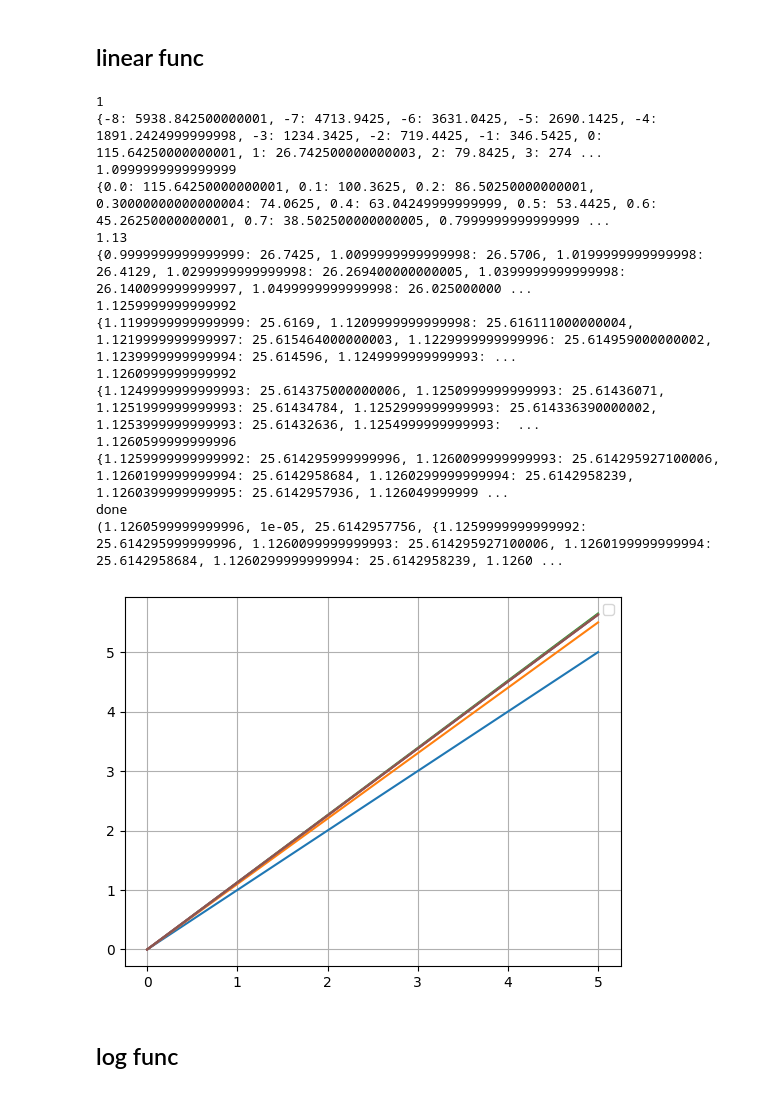
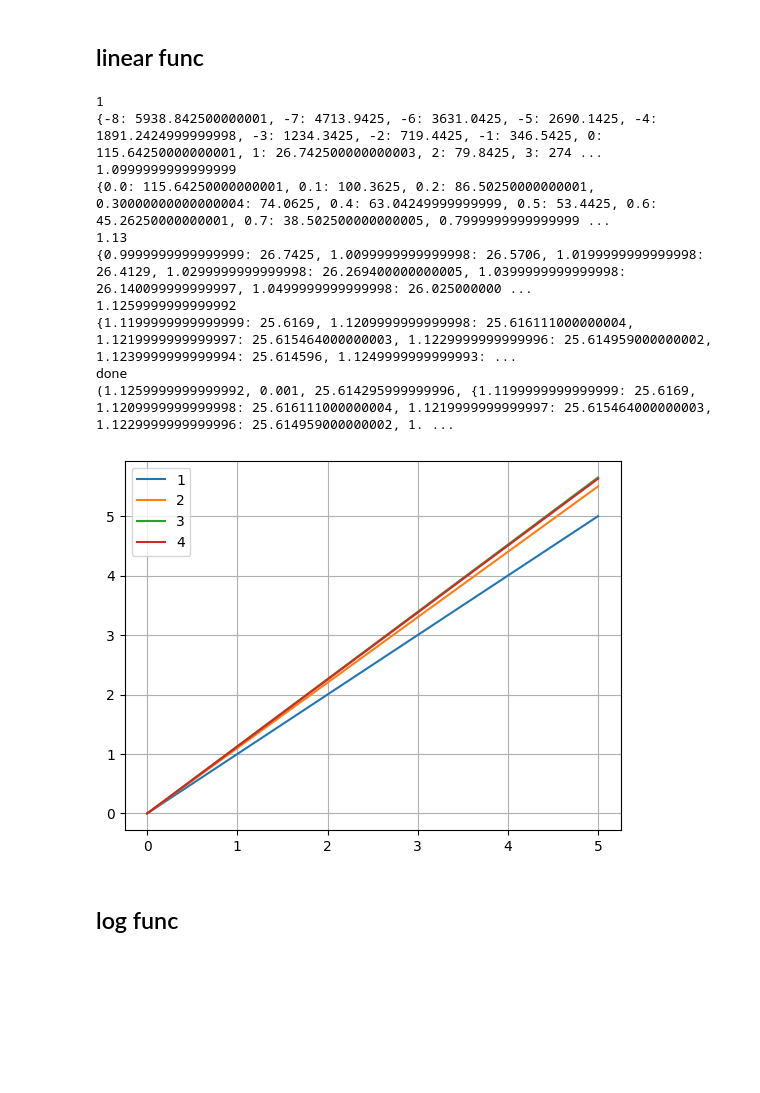
Before and after one commit to mythyskaiser/leetcode, a Jupyter notebook: introduction/chisl/chisl2.ipynb, the cells around one changed output. Cells and saved outputs as stored; diff of their text form; code cells hidden in the pictures; blank space fills up the shorter version.

```diff
--- a/introduction/chisl/chisl2.ipynb
+++ b/introduction/chisl/chisl2.ipynb
@@ -16,8 +16,8 @@ def float_range(start,begin,step):
 besties = []
 
 def pow_method_lowest_squares(data, num, diviator, sigmoid):
-    start = num-10*diviator
-    end = num+10*diviator
+    start = num-100*diviator
+    end = num+100*diviator
     arr_errors = {}
     # arr_errors_str = []
     for i in float_range(start, end, diviator):
@@ -41,8 +41,10 @@ def pow_method_lowest_squares(data, num, diviator, sigmoid):
 
 print(pow_method_lowest_squares(data, 2, 1, 0.00000001))
 x = np.linspace(1,5, 1000)
+n = 1
 for i in range(len(besties)):
-    plt.plot(x, pow(x, besties[i]))
+    plt.plot(x, pow(x, besties[i]), label = n)
+    n+=1
 plt.grid(True)
 plt.legend()
 plt.show()
@@ -91,41 +93,39 @@ def pow_method_lowest_squares(data, num, diviator, sigmoid):
             error += pow(data[j][1]-func, 2)
         # arr_errors_str.append(f"{error} {i}")
         arr_errors.update({i:error})
     num = min(arr_errors, key=arr_errors.get)
     print(num)
     error = arr_errors[num]
     besties.append(num)
     print(arr_errors)
 
     if(abs(arr_errors[num]-arr_errors[num-diviator])<sigmoid):
         print("done")
         return num, diviator, error , arr_errors
     diviator = diviator/10
     return pow_method_lowest_squares(data, num, diviator, sigmoid)
 
-print(pow_method_lowest_squares(data, 2, 1, 0.00000001))
+print(pow_method_lowest_squares(data, 2, 1, 0.0001))
 x = np.linspace(0,5, 100)
+n = 1
 for i in range(len(besties)):
-    plt.plot(x, x*besties[i])
+    plt.plot(x, x*besties[i], label = n)
+    n+=1
 plt.grid(True)
 plt.legend()
 plt.show()
 # %% [output]
 1
 {-8: 5938.842500000001, -7: 4713.9425, -6: 3631.0425, -5: 2690.1425, -4: 1891.2424999999998, -3: 1234.3425, -2: 719.4425, -1: 346.5425, 0: 115.64250000000001, 1: 26.742500000000003, 2: 79.8425, 3: 274 ...
 1.0999999999999999
 {0.0: 115.64250000000001, 0.1: 100.3625, 0.2: 86.50250000000001, 0.30000000000000004: 74.0625, 0.4: 63.04249999999999, 0.5: 53.4425, 0.6: 45.26250000000001, 0.7: 38.502500000000005, 0.7999999999999999 ...
 1.13
 {0.9999999999999999: 26.7425, 1.0099999999999998: 26.5706, 1.0199999999999998: 26.4129, 1.0299999999999998: 26.269400000000005, 1.0399999999999998: 26.140099999999997, 1.0499999999999998: 26.025000000 ...
 1.1259999999999992
 {1.1199999999999999: 25.6169, 1.1209999999999998: 25.616111000000004, 1.1219999999999997: 25.615464000000003, 1.1229999999999996: 25.614959000000002, 1.1239999999999994: 25.614596, 1.1249999999999993: ...
-1.1260999999999992
-{1.1249999999999993: 25.614375000000006, 1.1250999999999993: 25.61436071, 1.1251999999999993: 25.61434784, 1.1252999999999993: 25.614336390000002, 1.1253999999999993: 25.61432636, 1.1254999999999993:  ...
-1.1260599999999996
-{1.1259999999999992: 25.614295999999996, 1.1260099999999993: 25.614295927100006, 1.1260199999999994: 25.6142958684, 1.1260299999999994: 25.6142958239, 1.1260399999999995: 25.6142957936, 1.126049999999 ...
 done
-(1.1260599999999996, 1e-05, 25.6142957756, {1.1259999999999992: 25.614295999999996, 1.1260099999999993: 25.614295927100006, 1.1260199999999994: 25.6142958684, 1.1260299999999994: 25.6142958239, 1.1260 ...
+(1.1259999999999992, 0.001, 25.614295999999996, {1.1199999999999999: 25.6169, 1.1209999999999998: 25.616111000000004, 1.1219999999999997: 25.615464000000003, 1.1229999999999996: 25.614959000000002, 1. ...
-[figure, old version]
+[figure, new version]
 # %% [markdown]
 ## log func
 # %%
```
Also changed, not shown: parts of 3 cells of this notebook.
